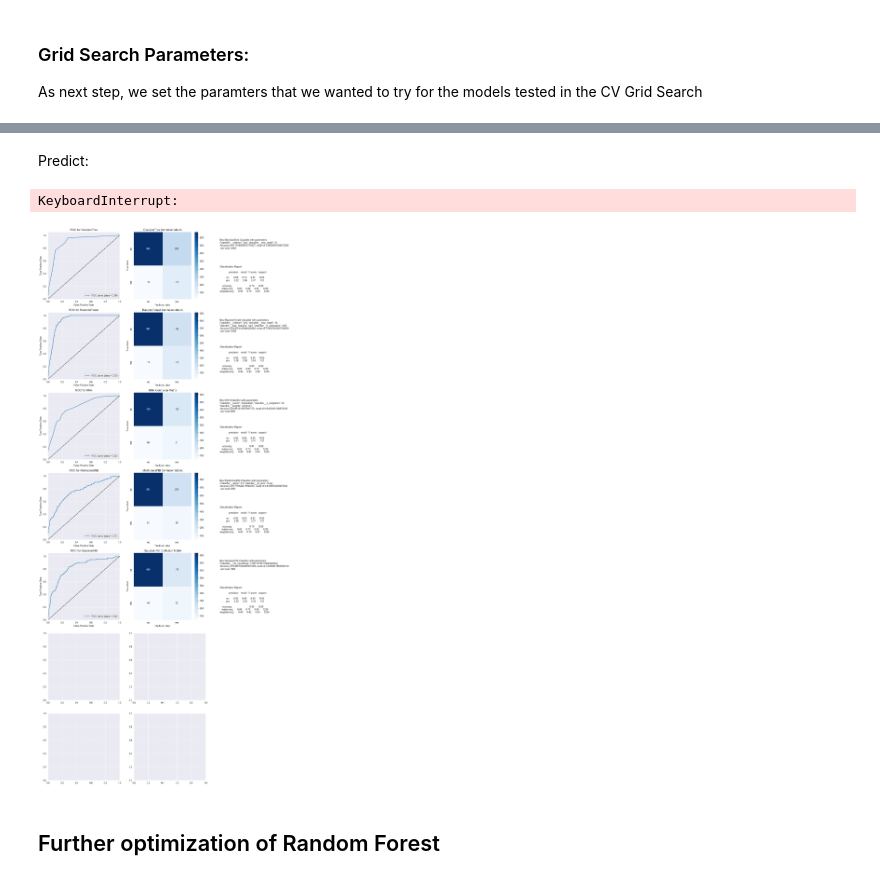
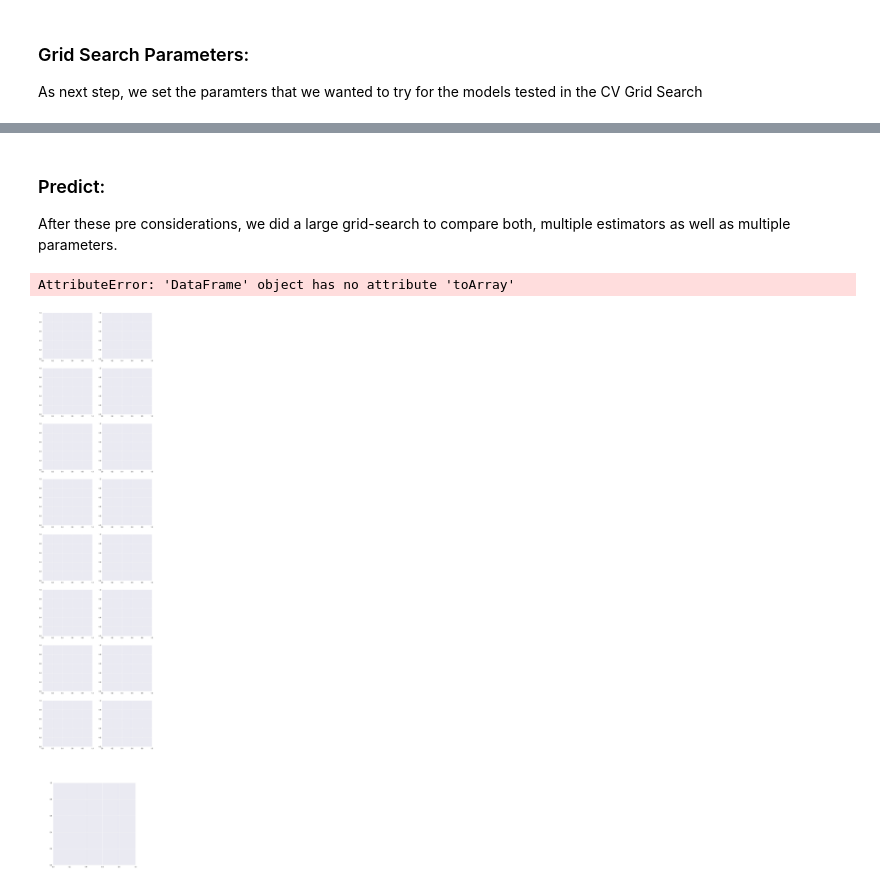
Before and after one commit to joscha-st/ibait_ml_g1, a Jupyter notebook: main_with_feature_selection.ipynb, the cells around one changed output, grey strips where cells are left out. Cells and saved outputs as stored; diff of their text form; code cells hidden in the pictures.

Commit message:
Feature Selection

```diff
--- a/main_with_feature_selection.ipynb
+++ b/main_with_feature_selection.ipynb
@@ -138,12 +133,14 @@ nn_pipeline = Pipeline(steps=[('preprocessor', preprocessor),
 As next step, we set the paramters that we wanted to try for the models tested in the CV Grid Search
 # %%
 dt_param_grid =  { 'classifier__criterion':['gini','entropy'],
-                   'classifier__max_depth': np.arange(3, 30)}
+                   'classifier__max_depth': np.arange(3, 30),
+                   'classifier__random_state': [42]}
 
 rf_param_grid =  {'classifier__n_estimators': [50, 100, 200, 500],
                   'classifier__max_features': ['sqrt','log2'],
                   'classifier__max_depth' : [4,5,6,7,8,10,12,18,24],
-                  'classifier__criterion' :['gini', 'entropy']}
+                  'classifier__criterion' :['gini', 'entropy'],
+                  'classifier__random_state': [42]}
 
 knn_param_grid = {'classifier__n_neighbors': [3,5,10,15,20,25,30,40,50],
                   'classifier__weights': ['uniform', 'distance'],
@@ -155,14 +152,13 @@ mnb_param_grid = {'classifier__alpha': [0.5, 1.0, 1.5, 2.0],
 gnb_param_grid = {'classifier__var_smoothing': np.logspace(0,-9, num=100)}
 
 nn_param_grid = {'classifier__max_iter': [100, 250, 500],
-                 'classifier__tol': [0.001, 0.01, 0.1],
-                 'classifier__hidden_layer_sizes': [(50,50,50), (50,100,50), (100,100,100)],
+                 'classifier__hidden_layer_sizes': [(50,50,50), (100,100,100)],
                  'classifier__activation': ['tanh', 'relu'],
                  'classifier__solver': ['sgd', 'adam'],
                  'classifier__alpha': [0.005, 0.05],
                  'classifier__learning_rate': ['constant','adaptive'],
-                 'balancing__replacement': [True, False]
-}
+                 'balancing__replacement': [True, False],
+                  'classifier__random_state': [42]}
 # %% [markdown]
 ### Cost considerations
 We choose the potential cost of the model as key metric/scorer for the grid search, to maximize the potential utility.
@@ -187,43 +183,40 @@ We thought about potential cost for each potential prediction outcome:
 #### Cost function
 From the cost Matrix, we formed a corresponsing cost function.
 # %%
-from sklearn.metrics import make_scorer
-
-
 def cost_function(y_true, y_pred):
     cm = confusion_matrix(y_true, y_pred, labels=label_order)
-    return cm[0][0] * 0 + cm[0][1] * 40 - cm[1][1] * 120 + cm[1][0] * 100
+    return (- cm[1][1] * 300 + cm[0][1] * 40
+            + cm[1][0] * 250 + cm[0][0] * 0.001)
 
 scorer = make_scorer(cost_function, greater_is_better=False)
 # %% [markdown]
-Predict:
+### Predict:
+After these pre considerations, we did a large grid-search to compare both, multiple estimators as well as multiple parameters.
 # %%
-from sklearn.metrics import f1_score, recall_score, roc_auc_score, roc_curve
-from sklearn.model_selection import GridSearchCV, train_test_split
-import seaborn as sns
-import textwrap
-
-# list of tuples where the first element is the classifier's name, the second is the classifier itself and the third are the grid search parameters
+# list with classifier's and grid search parameters
 classifiers = [('DecisionTree', dt_pipeline, dt_param_grid),
                ('RandomForest', rf_pipeline, rf_param_grid),
                ('KNN', knn_pipeline, knn_param_grid),
                ('MultinomialNB', mnb_pipeline, mnb_param_grid),
                ('GaussianNB', gnb_pipeline, gnb_param_grid),
-               ('NeuralNet', nn_pipeline, nn_param_grid)
+               ('NeuralNet', nn_pipeline, nn_param_grid),
+               ('AlwaysYes', DummyYesClassifier(), {})
+            #    ('AlwaysNo', DummyNoClassifier(), {})
                ]
 
 
-# Initialize lists to store classifier names and their performances
+# Initialize lists to store performances
 names = []
 accuracies = []
 recalls = []
 costs = []
 
 fig, axs = plt.subplots(len(classifiers)+1, 2, figsize=(12, (len(classifiers)+1) * 6))
+ax_r = fig.add_axes([0.2, -0.1, 7/fig.get_figwidth(), 7/fig.get_figheight()])
 
 
 # split into test and training data
-bank_data_train, bank_data_test, bank_target_train, bank_target_test = train_test_split(bank_data, bank_target, test_size=0.3, random_state=42)
+bank_data_train, bank_data_test, bank_target_train, bank_target_test = train_test_split(bank_data, bank_target, test_size=0.2, random_state=42)
 
 # Loop over the classifiers
 for i, (name, pipeline, param_grid) in enumerate(classifiers):
@@ -240,10 +233,11 @@ for i, (name, pipeline, param_grid) in enumerate(classifiers):
     # Make predictions with the best model
     prediction = best_model.predict(bank_data_test)
 
+    # ROC curve prep
     # Calculate probabilities for the positive class
     probs = best_model.predict_proba(bank_data_test)[:, 1]
 
-    # Calculate the ROC curve
+    # Calculate the ROC
     fpr, tpr, thresholds = roc_curve(bank_target_test, probs)
 
     # Calculate the AUC
@@ -258,6 +252,8 @@ for i, (name, pipeline, param_grid) in enumerate(classifiers):
     axs[i, 0].set_ylabel('True Positive Rate')
     axs[i, 0].set_title('ROC for {}'.format(name))
     axs[i, 0].legend(loc="lower right")
+    #and add to sum roc plot
+    ax_r.plot(fpr, tpr, label= name + ' (area = %0.2f)' % roc_auc)
 
     # Calculate acc, recall, cost
     cm = confusion_matrix(bank_target_test, prediction)
@@ -271,37 +267,43 @@ for i, (name, pipeline, param_grid) in enumerate(classifiers):
     costs.append(cost)
     recalls.append(recall)
 
     # Plot Confusion Matrix for each classifier
     sns.heatmap(cm, annot=True, fmt='d', cmap='Blues', ax=axs[i, 1], xticklabels=label_names, yticklabels=label_names)
     axs[i, 1].set_title('{} Confusion Matrix'.format(name))
     axs[i, 1].set_xlabel('Predicted label')
     axs[i, 1].set_ylabel('True label')
 
     axs[i, 1].text(1.5, 0.9, "Best {} Classifier with parameters\n".format(name) + textwrap.fill(str(best_param), width=70) + ": \nAccuracy of {}, recall of {} \n and cost {}".format(acc, recall, cost), horizontalalignment='left', verticalalignment='top', transform=axs[i, 1].transAxes, fontsize=10, bbox=dict(facecolor='white', alpha=0.5))
-    axs[i, 1].text(1.5, 0.5, "Classification Report:\n\n{}".format(classification_report(bank_target_test, prediction, target_names=label_names), width=70), horizontalalignment='left', verticalalignment='top', transform=axs[i, 1].transAxes, fontsize=10, bbox=dict(facecolor='white', alpha=0.5))
+    axs[i, 1].text(1.5, 0.5, "Classification Report:\n\n{}".format(classification_report(bank_target_test, prediction, target_names=label_names, zero_division=0), width=70), horizontalalignment='left', verticalalignment='top', transform=axs[i, 1].transAxes, fontsize=10, bbox=dict(facecolor='white', alpha=0.5))
+
 
 # Plotting comparison
 
 # Subplot for accuracy
-# plt.subplot(121)  # 1 row, 2 columns, plot 1
 axs[len(classifiers), 0].plot(names, accuracies, marker='o', label="Accuracy")
 axs[len(classifiers), 0].plot(names, recalls, marker='o', label="Recall")
 axs[len(classifiers), 0].set_title('Metrics Comparision')
 axs[len(classifiers), 0].set_ylabel('Measurement')
 axs[len(classifiers), 0].legend()
 axs[len(classifiers), 0].set_ylim([0,1])
 axs[len(classifiers), 0].tick_params(axis='x', rotation=60) # rotates x-axis labels 45 degrees
 
 # Subplot for cost
-# plt.subplot(122)  # 1 row, 2 columns, plot 2
 axs[len(classifiers), 1].bar(names, costs)
 axs[len(classifiers), 1].set_title('Cost comparison')
 axs[len(classifiers), 1].set_ylabel('Cost')
 axs[len(classifiers), 1].tick_params(axis='x', rotation=60, )  # rotates x-axis labels 45 degrees
 
+#Subplot with all roc curves
+ax_r.plot([0, 1], [0, 1], 'k--')
+ax_r.set_xlim([0.0, 1.0])
+ax_r.set_ylim([0.0, 1.05])
+ax_r.set_xlabel('False Positive Rate')
+ax_r.set_ylabel('True Positive Rate')
+ax_r.set_title('ROC Comparison')
+ax_r.legend(loc="lower right")
+
 plt.show()
 # %% [output]
-KeyboardInterrupt:
+AttributeError: 'DataFrame' object has no attribute 'toArray'
-[figure, old version]
+[figure, new version]
-# %% [markdown]
-## Further optimization of Random Forest
```
Also changed, not shown: parts of 18 cells of this notebook, 1 other file.
